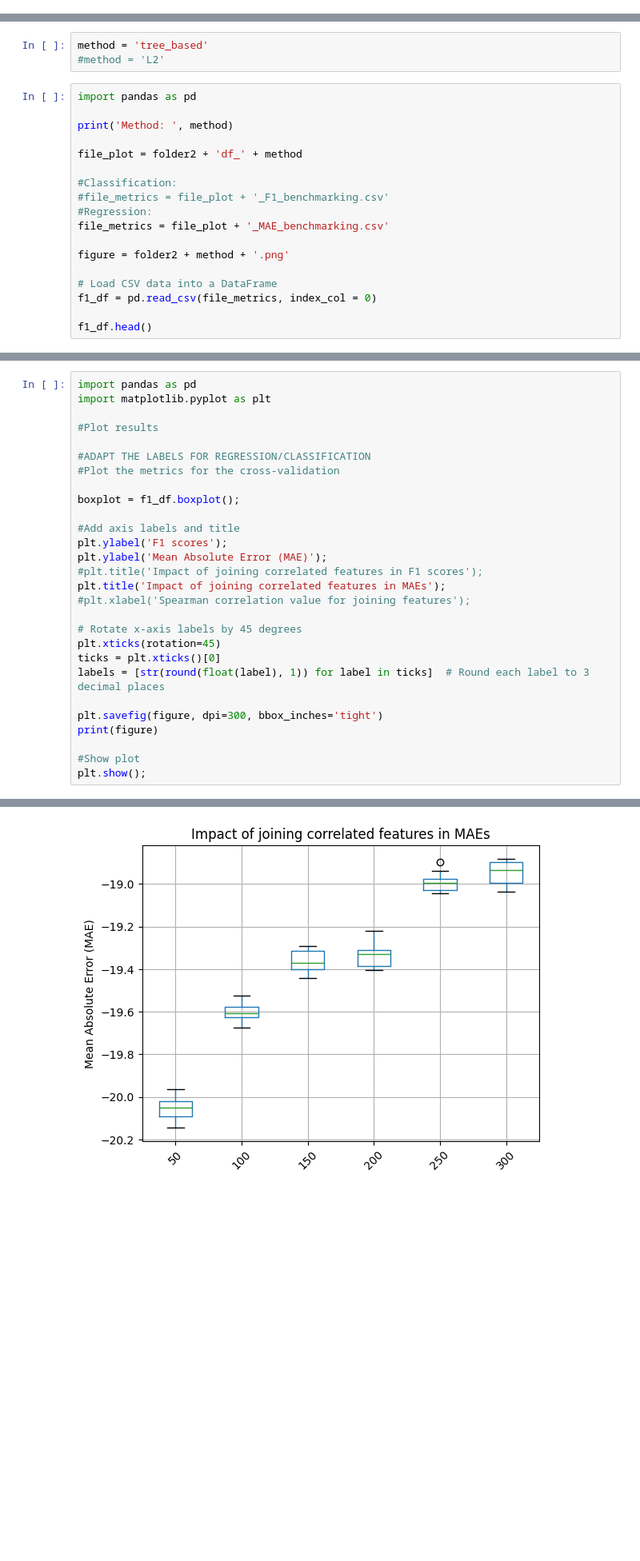
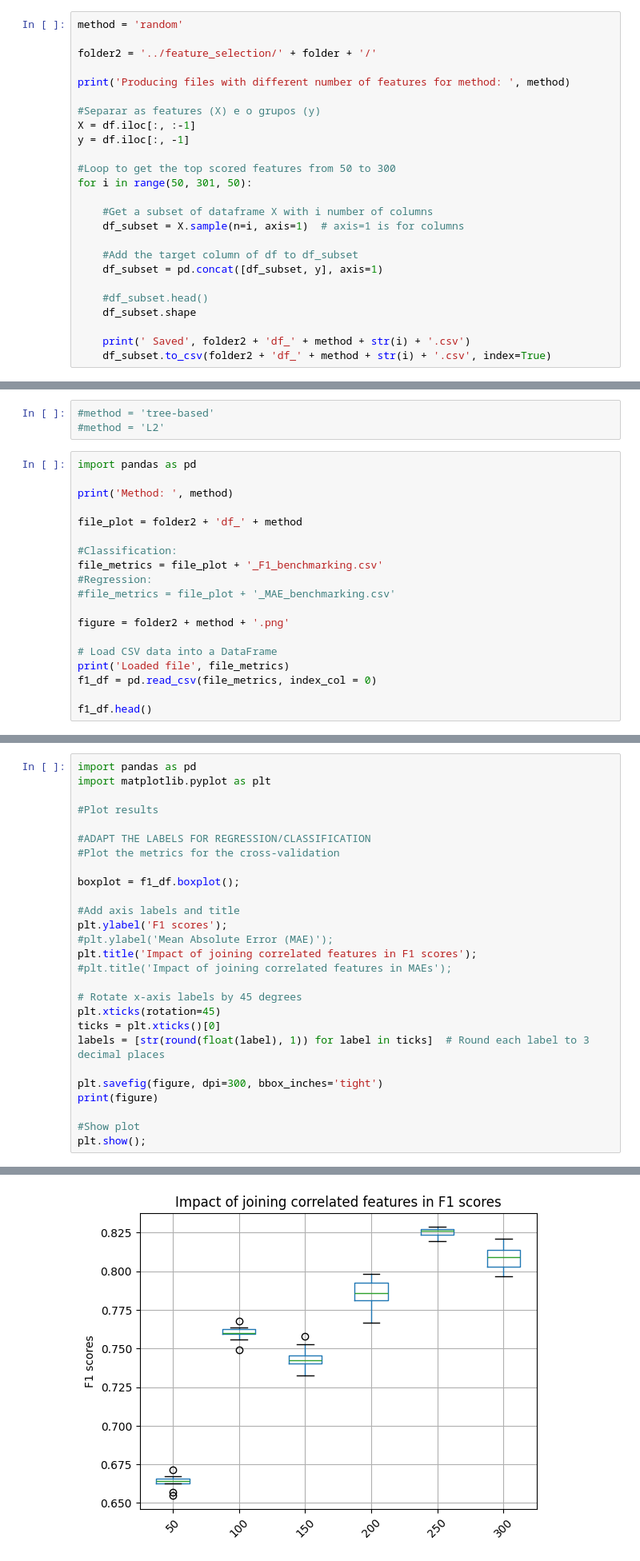
Before and after one commit to ProfHeydeFranca/BacterialData, a Jupyter notebook: run_features/scripts/feature_selection_Aris_methods.ipynb, the cells around one changed output, grey strips where cells are left out. Shown at 80% size. Saved outputs shown, nothing was run; the diff lists cells and outputs as text; blank space fills up the shorter version.

```diff
--- a/run_features/scripts/feature_selection_Aris_methods.ipynb
+++ b/run_features/scripts/feature_selection_Aris_methods.ipynb
@@ -108,0 +133,25 @@ Method:  L2
+# %%
+method = 'random'
+
+folder2 = '../feature_selection/' + folder + '/'
+
+print('Producing files with different number of features for method: ', method)
+
+#Separar as features (X) e o grupos (y)
+X = df.iloc[:, :-1]
+y = df.iloc[:, -1]
+
+#Loop to get the top scored features from 50 to 300
+for i in range(50, 301, 50):
+
+    #Get a subset of dataframe X with i number of columns
+    df_subset = X.sample(n=i, axis=1)  # axis=1 is for columns
+
+    #Add the target column of df to df_subset
+    df_subset = pd.concat([df_subset, y], axis=1)
+
+    #df_subset.head()
+    df_subset.shape
+
+    print(' Saved', folder2 + 'df_' + method + str(i) + '.csv')
+    df_subset.to_csv(folder2 + 'df_' + method + str(i) + '.csv', index=True)
@@ -337,7 +411,7 @@ Method:  L2
 # %% [markdown]
 # Plot
 # %%
-method = 'tree_based'
+#method = 'tree-based'
 #method = 'L2'
 # %%
 import pandas as pd
@@ -347,13 +421,14 @@ print('Method: ', method)
 file_plot = folder2 + 'df_' + method
 
 #Classification:
-#file_metrics = file_plot + '_F1_benchmarking.csv'
+file_metrics = file_plot + '_F1_benchmarking.csv'
 #Regression:
-file_metrics = file_plot + '_MAE_benchmarking.csv'
+#file_metrics = file_plot + '_MAE_benchmarking.csv'
 
 figure = folder2 + method + '.png'
 
 # Load CSV data into a DataFrame
+print('Loaded file', file_metrics)
 f1_df = pd.read_csv(file_metrics, index_col = 0)
 
 f1_df.head()
@@ -378,10 +454,9 @@ boxplot = f1_df.boxplot();
 
 #Add axis labels and title
 plt.ylabel('F1 scores');
-plt.ylabel('Mean Absolute Error (MAE)');
-#plt.title('Impact of joining correlated features in F1 scores');
-plt.title('Impact of joining correlated features in MAEs');
-#plt.xlabel('Spearman correlation value for joining features');
+#plt.ylabel('Mean Absolute Error (MAE)');
+plt.title('Impact of joining correlated features in F1 scores');
+#plt.title('Impact of joining correlated features in MAEs');
 
 # Rotate x-axis labels by 45 degrees
 plt.xticks(rotation=45)
@@ -398 +473 @@ plt.show();
-[figure, old version]
+[figure, new version]
```
Also changed, not shown: parts of 13 cells of this notebook, 2 other files.
